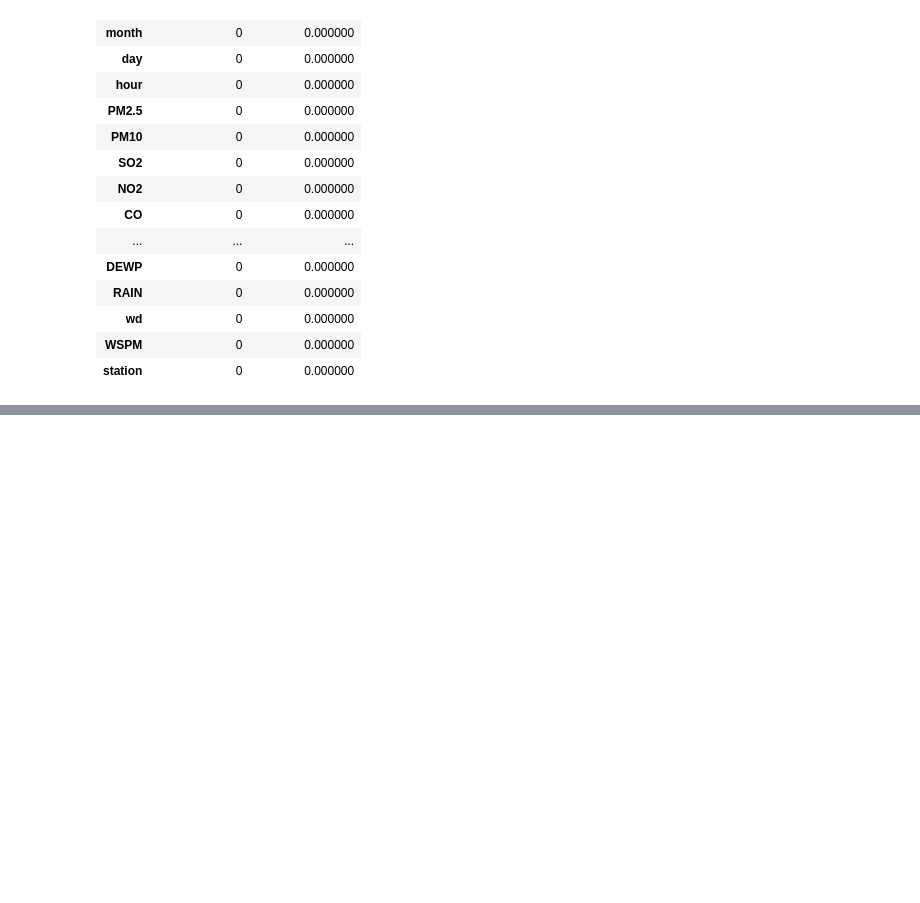
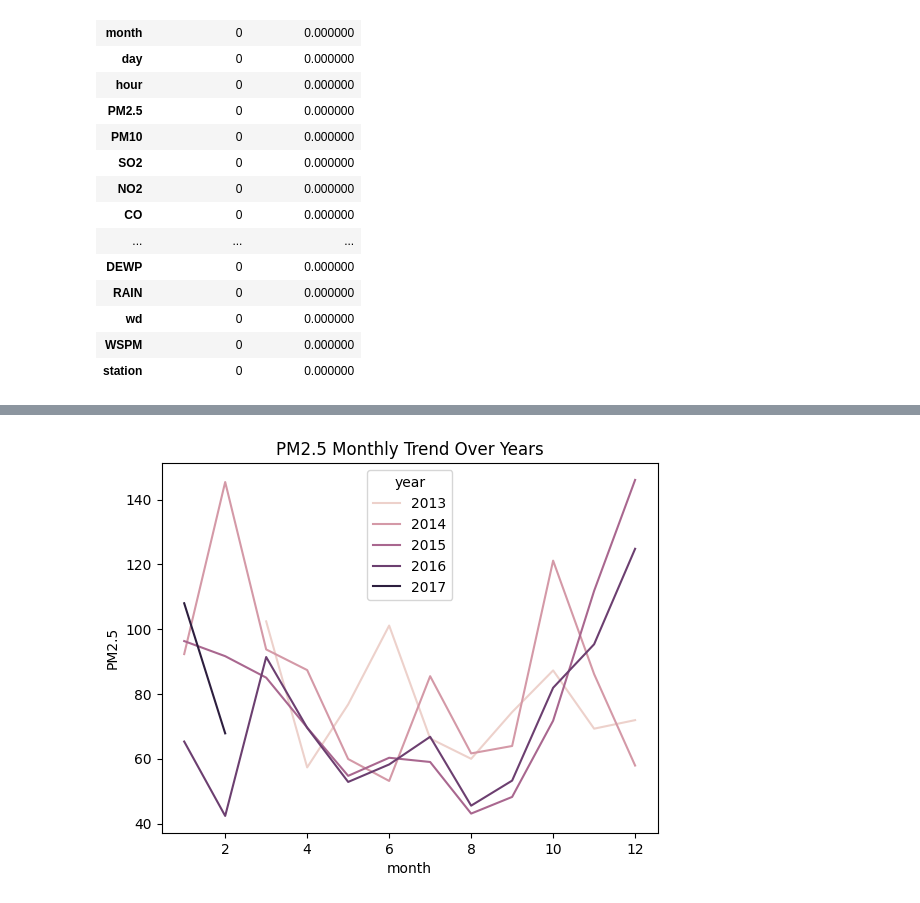
Before and after one commit to vanajathiruchselvam/CMP7005_China_Air_Pollution_EDA, a Jupyter notebook: EDA_Analysis_China_Air_Pollution.ipynb, the cells around one changed output, grey strips where cells are left out. Drawn from its saved outputs; the diff is of its cells as text; code cells hidden in the pictures; blank space fills up the shorter version.

```diff
--- a/EDA_Analysis_China_Air_Pollution.ipynb
+++ b/EDA_Analysis_China_Air_Pollution.ipynb
@@ -211,0 +239,7 @@ df['season'] = df['month'].apply(get_season)
+# %%
+monthly_trend = df.groupby(['year', 'month'])[['PM2.5', 'NO2', 'O3']].mean().reset_index()
+sns.lineplot(data=monthly_trend, x='month', y='PM2.5', hue='year')
+plt.title('PM2.5 Monthly Trend Over Years')
+plt.show()
+# %% [output]
+[figure, added]
```
Also changed, not shown: parts of 13 cells of this notebook.
